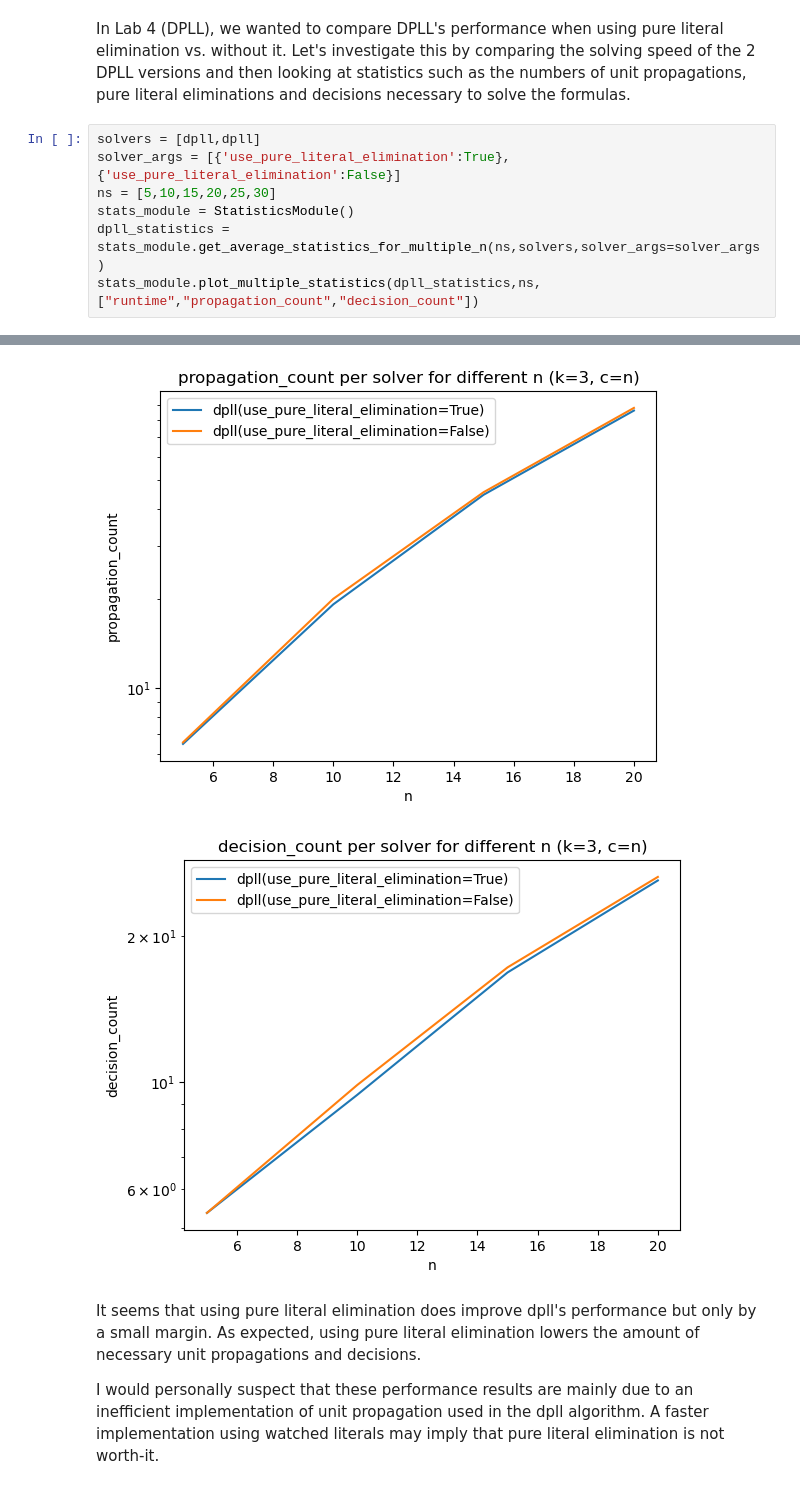
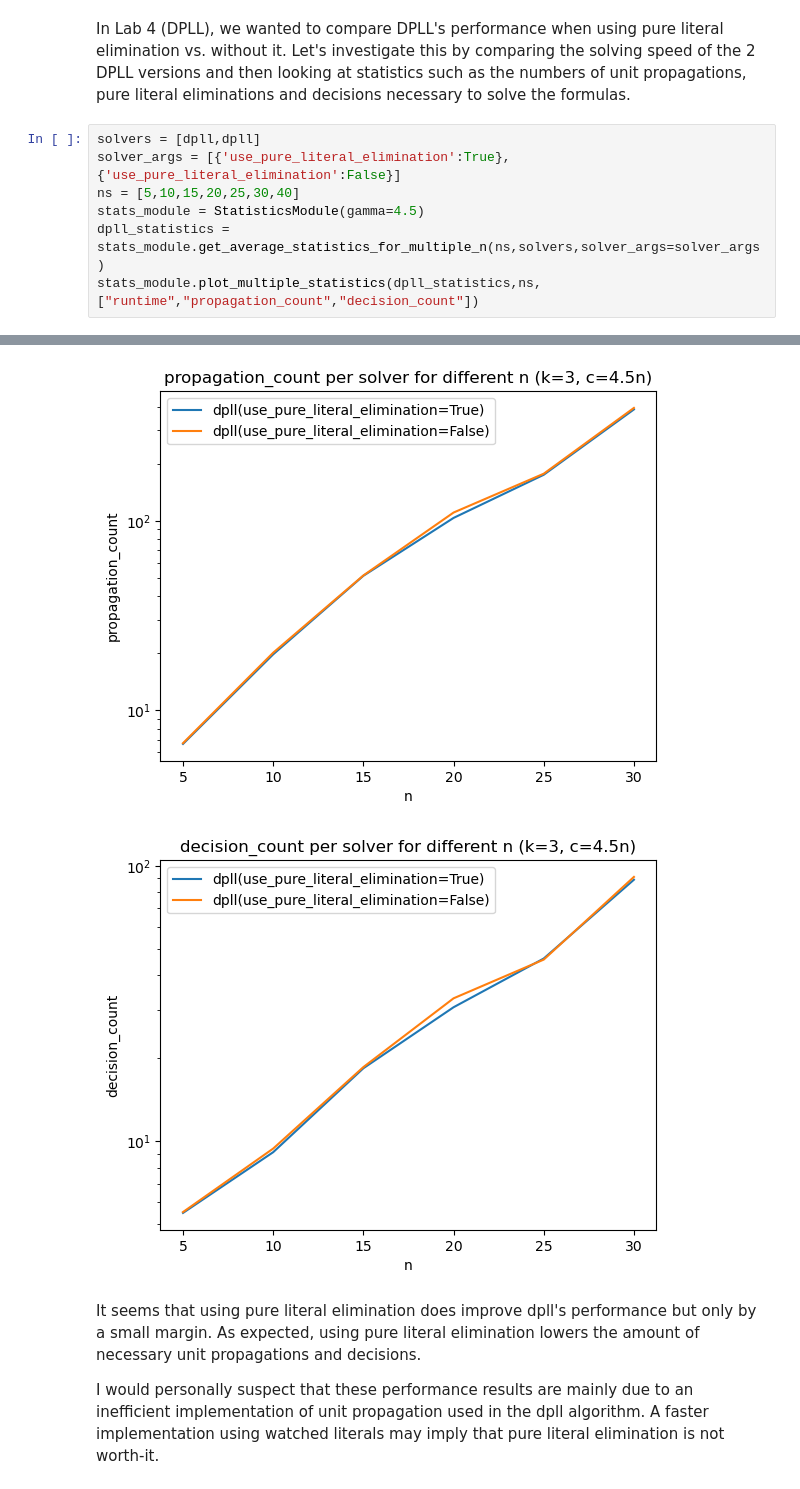
Before and after one commit to NeWildeSache/SAT-Lab, a Jupyter notebook: benchmarks.ipynb, the cells around one changed output, grey strips where cells are left out. Saved outputs shown, nothing was run; the diff lists cells and outputs as text.

Commit message:
investigation of gamma values at the start, using good values in other cells

```diff
--- a/benchmarks.ipynb
+++ b/benchmarks.ipynb
@@ -158,8 +218,8 @@ In Lab 4 (DPLL), we wanted to compare DPLL's performance when using pure literal
 # %%
 solvers = [dpll,dpll]
 solver_args = [{'use_pure_literal_elimination':True},{'use_pure_literal_elimination':False}]
-ns = [5,10,15,20,25,30]
-stats_module = StatisticsModule()
+ns = [5,10,15,20,25,30,40]
+stats_module = StatisticsModule(gamma=4.5)
 dpll_statistics = stats_module.get_average_statistics_for_multiple_n(ns,solvers,solver_args=solver_args)
 stats_module.plot_multiple_statistics(dpll_statistics,ns,["runtime","propagation_count","decision_count"])
 # %% [output]
@@ -167,5 +227,5 @@ stats_module.plot_multiple_statistics(dpll_statistics,ns,["runtime","propagation
-[figure, old version]
+[figure, new version]
-[figure, old version]
+[figure, new version]
 # %% [markdown]
 It seems that using pure literal elimination does improve dpll's performance but only by a small margin. As expected, using pure literal elimination lowers the amount of necessary unit propagations and decisions.
 
```
Also changed, not shown: parts of 34 cells of this notebook, 1 other file.
